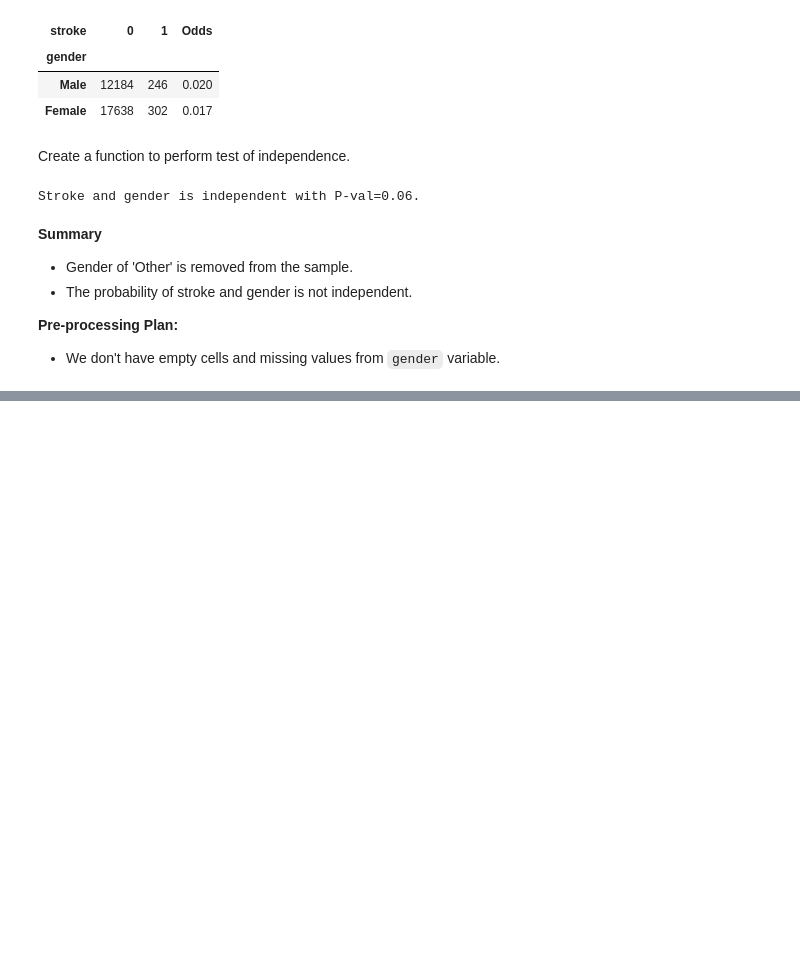
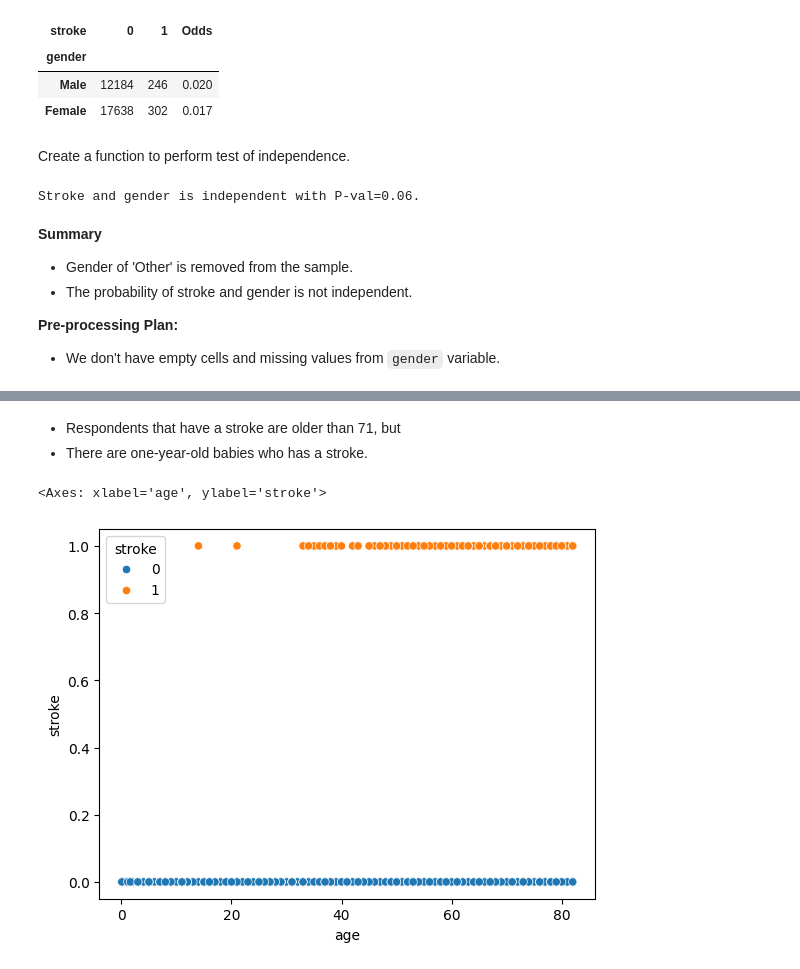
Before and after one commit to daniel-satria/credit_scoring, a Jupyter notebook: notebook/5.imbalancedSampe.ipynb, the cells around one changed output, grey strips where cells are left out. Saved outputs shown, nothing was run; the diff lists cells and outputs as text; code cells hidden in the pictures; blank space fills up the shorter version.

```diff
--- a/notebook/5.imbalancedSampe.ipynb
+++ b/notebook/5.imbalancedSampe.ipynb
@@ -363,0 +408,12 @@ Stroke and gender is independent with P-val=0.06.
+# %% [markdown]
+- Respondents that have a stroke are older than 71, but
+- There are one-year-old babies who has a stroke.
+# %%
+# Check for the perfect separation
+sns.scatterplot(data = data_train,
+                x = 'age',
+                y = response_variable,
+                hue = 'stroke')
+# %% [output]
+<Axes: xlabel='age', ylabel='stroke'>
+[figure, added]
```
Also changed, not shown: parts of 21 cells of this notebook.
